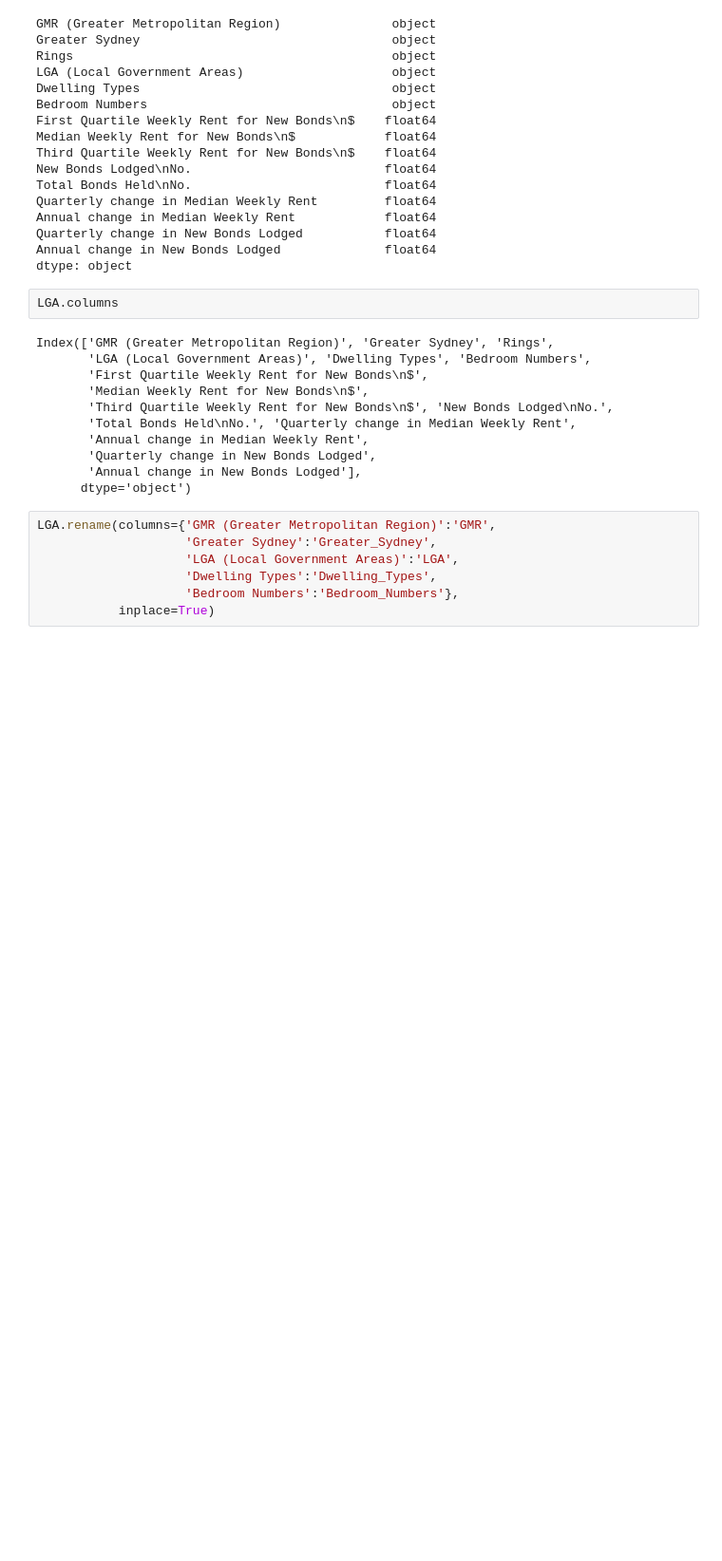
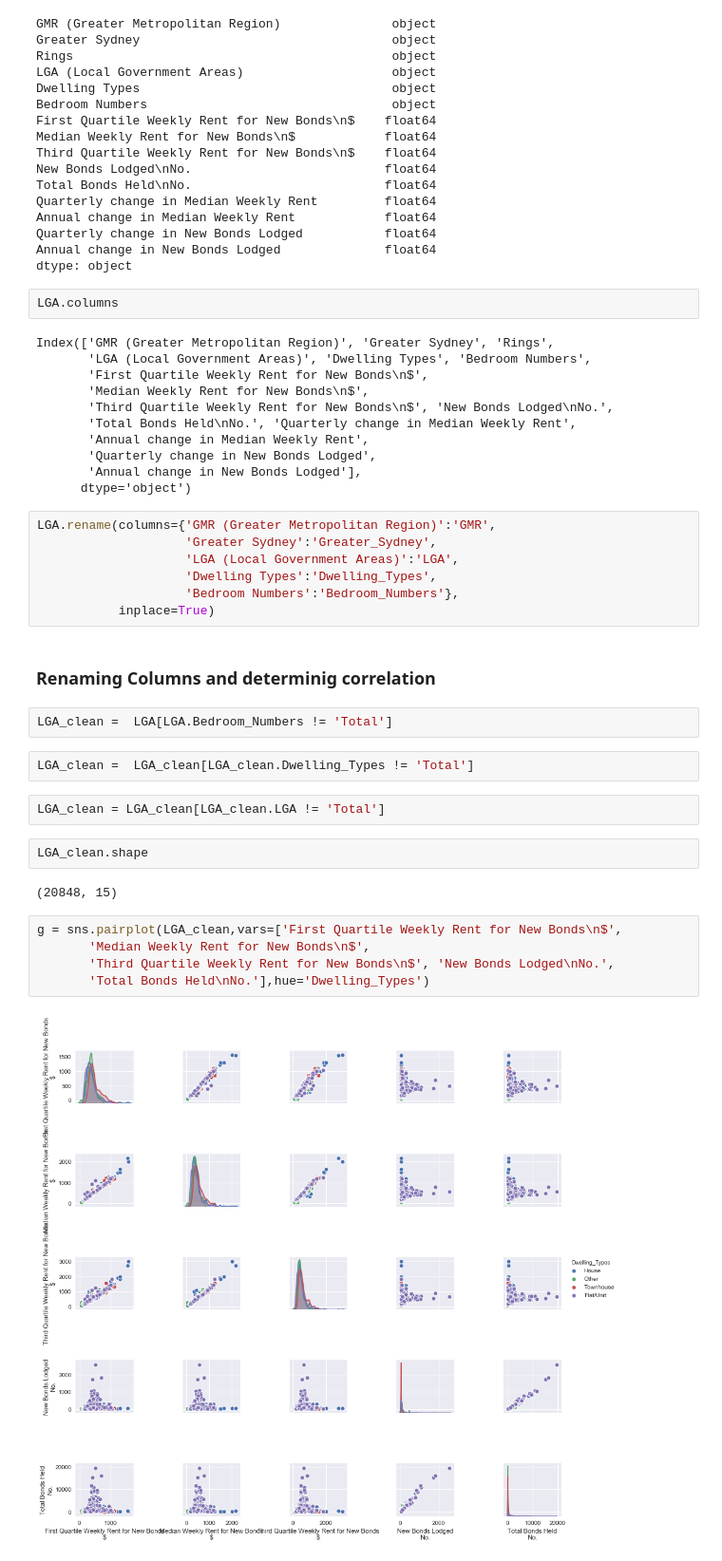
Before and after one commit to Hamza-cmd/Comp257-Project, a Jupyter notebook: Rent_Tables.ipynb, the cells around one changed output. Shown at 95% size. Saved outputs shown, nothing was run; the diff lists cells and outputs as text; blank space fills up the shorter version.

Commit message:
using pairplots for correlation

```diff
--- a/Rent_Tables.ipynb
+++ b/Rent_Tables.ipynb
@@ -72,3 +72,22 @@ LGA.rename(columns={'GMR (Greater Metropolitan Region)':'GMR',
                     'Dwelling Types':'Dwelling_Types',
                     'Bedroom Numbers':'Bedroom_Numbers'},
            inplace=True)
+# %% [markdown]
+### Renaming Columns and determinig correlation
+# %%
+LGA_clean =  LGA[LGA.Bedroom_Numbers != 'Total']
+# %%
+LGA_clean =  LGA_clean[LGA_clean.Dwelling_Types != 'Total']
+# %%
+LGA_clean = LGA_clean[LGA_clean.LGA != 'Total']
+# %%
+LGA_clean.shape
+# %% [output]
+(20848, 15)
+# %%
+g = sns.pairplot(LGA_clean,vars=['First Quartile Weekly Rent for New Bonds\n$',
+       'Median Weekly Rent for New Bonds\n$',
+       'Third Quartile Weekly Rent for New Bonds\n$', 'New Bonds Lodged\nNo.',
+       'Total Bonds Held\nNo.'],hue='Dwelling_Types')
+# %% [output]
+[figure, added]
```
Also changed, not shown: parts of 5 cells of this notebook.
